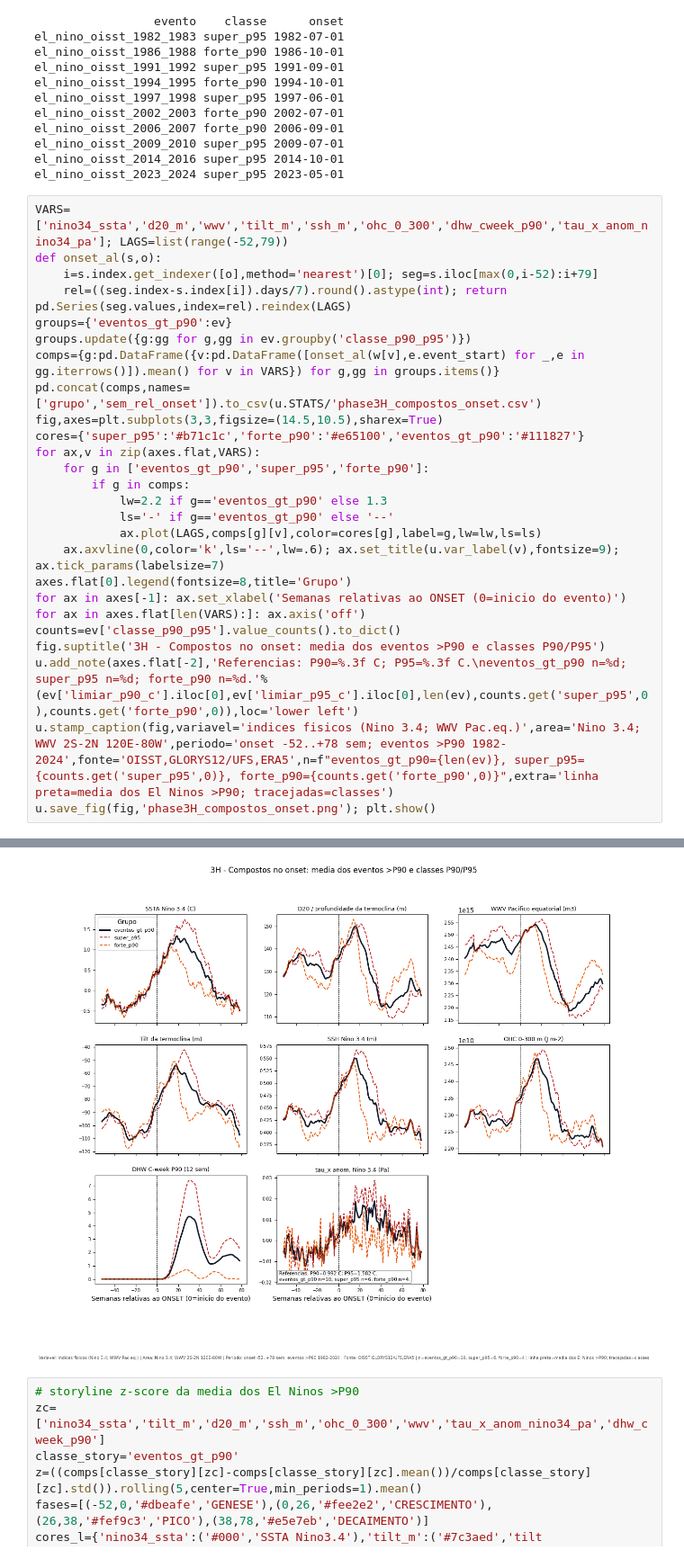
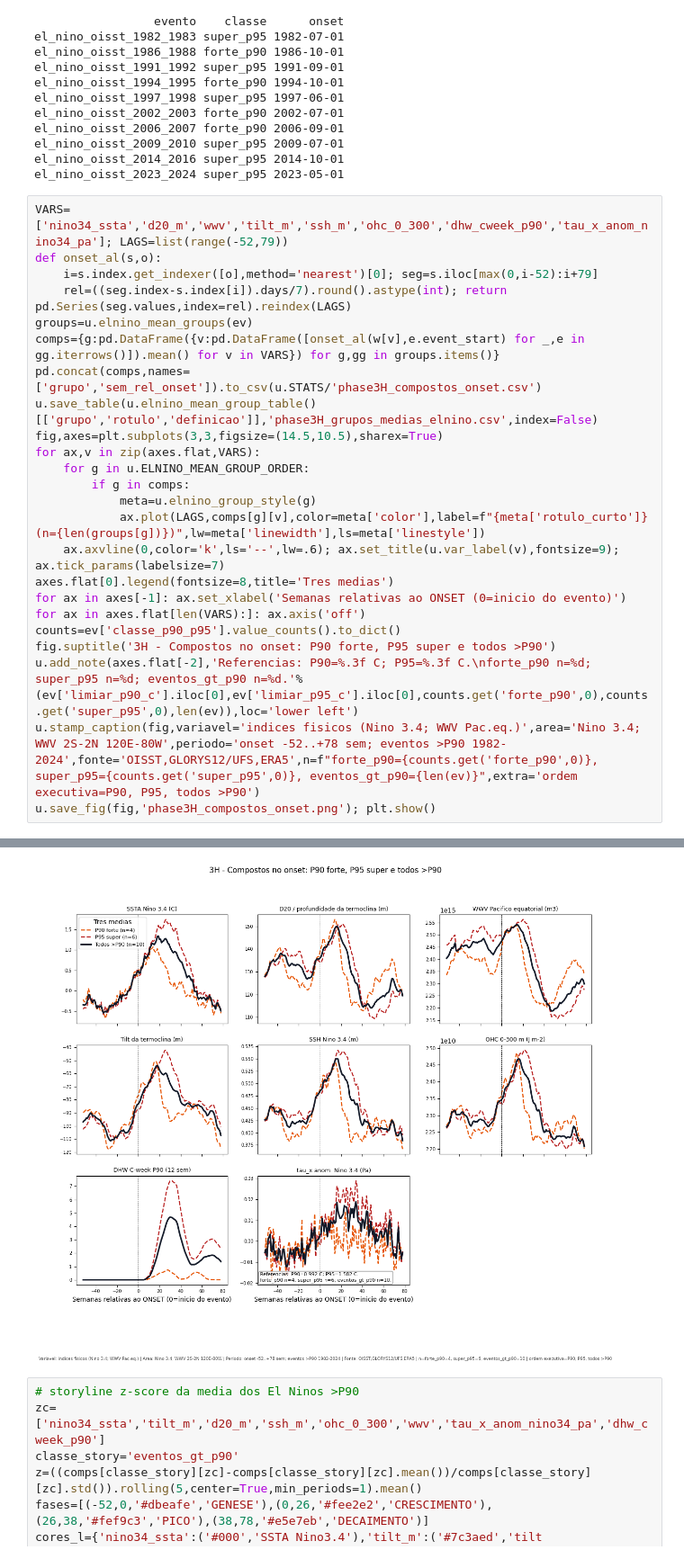
Before and after one commit to thiago-vilar/Nino26, a Jupyter notebook: notebooks/fase3/3H_genese_precursores_classe.ipynb, the cells around one changed output, grey strips where cells are left out. Shown at 90% size. Cells and saved outputs as stored; diff of their text form.

```diff
--- a/notebooks/fase3/3H_genese_precursores_classe.ipynb
+++ b/notebooks/fase3/3H_genese_precursores_classe.ipynb
@@ -44,25 +44,23 @@ VARS=['nino34_ssta','d20_m','wwv','tilt_m','ssh_m','ohc_0_300','dhw_cweek_p90','
 def onset_al(s,o):
     i=s.index.get_indexer([o],method='nearest')[0]; seg=s.iloc[max(0,i-52):i+79]
     rel=((seg.index-s.index[i]).days/7).round().astype(int); return pd.Series(seg.values,index=rel).reindex(LAGS)
-groups={'eventos_gt_p90':ev}
-groups.update({g:gg for g,gg in ev.groupby('classe_p90_p95')})
+groups=u.elnino_mean_groups(ev)
 comps={g:pd.DataFrame({v:pd.DataFrame([onset_al(w[v],e.event_start) for _,e in gg.iterrows()]).mean() for v in VARS}) for g,gg in groups.items()}
 pd.concat(comps,names=['grupo','sem_rel_onset']).to_csv(u.STATS/'phase3H_compostos_onset.csv')
+u.save_table(u.elnino_mean_group_table()[['grupo','rotulo','definicao']],'phase3H_grupos_medias_elnino.csv',index=False)
 fig,axes=plt.subplots(3,3,figsize=(14.5,10.5),sharex=True)
-cores={'super_p95':'#b71c1c','forte_p90':'#e65100','eventos_gt_p90':'#111827'}
 for ax,v in zip(axes.flat,VARS):
-    for g in ['eventos_gt_p90','super_p95','forte_p90']:
+    for g in u.ELNINO_MEAN_GROUP_ORDER:
         if g in comps:
-            lw=2.2 if g=='eventos_gt_p90' else 1.3
-            ls='-' if g=='eventos_gt_p90' else '--'
-            ax.plot(LAGS,comps[g][v],color=cores[g],label=g,lw=lw,ls=ls)
+            meta=u.elnino_group_style(g)
+            ax.plot(LAGS,comps[g][v],color=meta['color'],label=f"{meta['rotulo_curto']} (n={len(groups[g])})",lw=meta['linewidth'],ls=meta['linestyle'])
     ax.axvline(0,color='k',ls='--',lw=.6); ax.set_title(u.var_label(v),fontsize=9); ax.tick_params(labelsize=7)
-axes.flat[0].legend(fontsize=8,title='Grupo')
+axes.flat[0].legend(fontsize=8,title='Tres medias')
 for ax in axes[-1]: ax.set_xlabel('Semanas relativas ao ONSET (0=inicio do evento)')
 for ax in axes.flat[len(VARS):]: ax.axis('off')
 counts=ev['classe_p90_p95'].value_counts().to_dict()
-fig.suptitle('3H - Compostos no onset: media dos eventos >P90 e classes P90/P95')
-u.add_note(axes.flat[-2],'Referencias: P90=%.3f C; P95=%.3f C.\neventos_gt_p90 n=%d; super_p95 n=%d; forte_p90 n=%d.'%(ev['limiar_p90_c'].iloc[0],ev['limiar_p95_c'].iloc[0],len(ev),counts.get('super_p95',0),counts.get('forte_p90',0)),loc='lower left')
-u.stamp_caption(fig,variavel='indices fisicos (Nino 3.4; WWV Pac.eq.)',area='Nino 3.4; WWV 2S-2N 120E-80W',periodo='onset -52..+78 sem; eventos >P90 1982-2024',fonte='OISST,GLORYS12/UFS,ERA5',n=f"eventos_gt_p90={len(ev)}, super_p95={counts.get('super_p95',0)}, forte_p90={counts.get('forte_p90',0)}",extra='linha preta=media dos El Ninos >P90; tracejadas=classes')
+fig.suptitle('3H - Compostos no onset: P90 forte, P95 super e todos >P90')
+u.add_note(axes.flat[-2],'Referencias: P90=%.3f C; P95=%.3f C.\nforte_p90 n=%d; super_p95 n=%d; eventos_gt_p90 n=%d.'%(ev['limiar_p90_c'].iloc[0],ev['limiar_p95_c'].iloc[0],counts.get('forte_p90',0),counts.get('super_p95',0),len(ev)),loc='lower left')
+u.stamp_caption(fig,variavel='indices fisicos (Nino 3.4; WWV Pac.eq.)',area='Nino 3.4; WWV 2S-2N 120E-80W',periodo='onset -52..+78 sem; eventos >P90 1982-2024',fonte='OISST,GLORYS12/UFS,ERA5',n=f"forte_p90={counts.get('forte_p90',0)}, super_p95={counts.get('super_p95',0)}, eventos_gt_p90={len(ev)}",extra='ordem executiva=P90, P95, todos >P90')
 u.save_fig(fig,'phase3H_compostos_onset.png'); plt.show()
 # %% [output]
@@ -69,5 +68,5 @@ u.save_fig(fig,'phase3H_compostos_onset.png'); plt.show()
 [figura] data\processed\figures\fase3\phase3H_compostos_onset.png
-[figure, old version]
+[figure, new version]
 # %%
 # storyline z-score da media dos El Ninos >P90
 zc=['nino34_ssta','tilt_m','d20_m','ssh_m','ohc_0_300','wwv','tau_x_anom_nino34_pa','dhw_cweek_p90']
```
Also changed, not shown: parts of 3 cells of this notebook, 13 other files.
